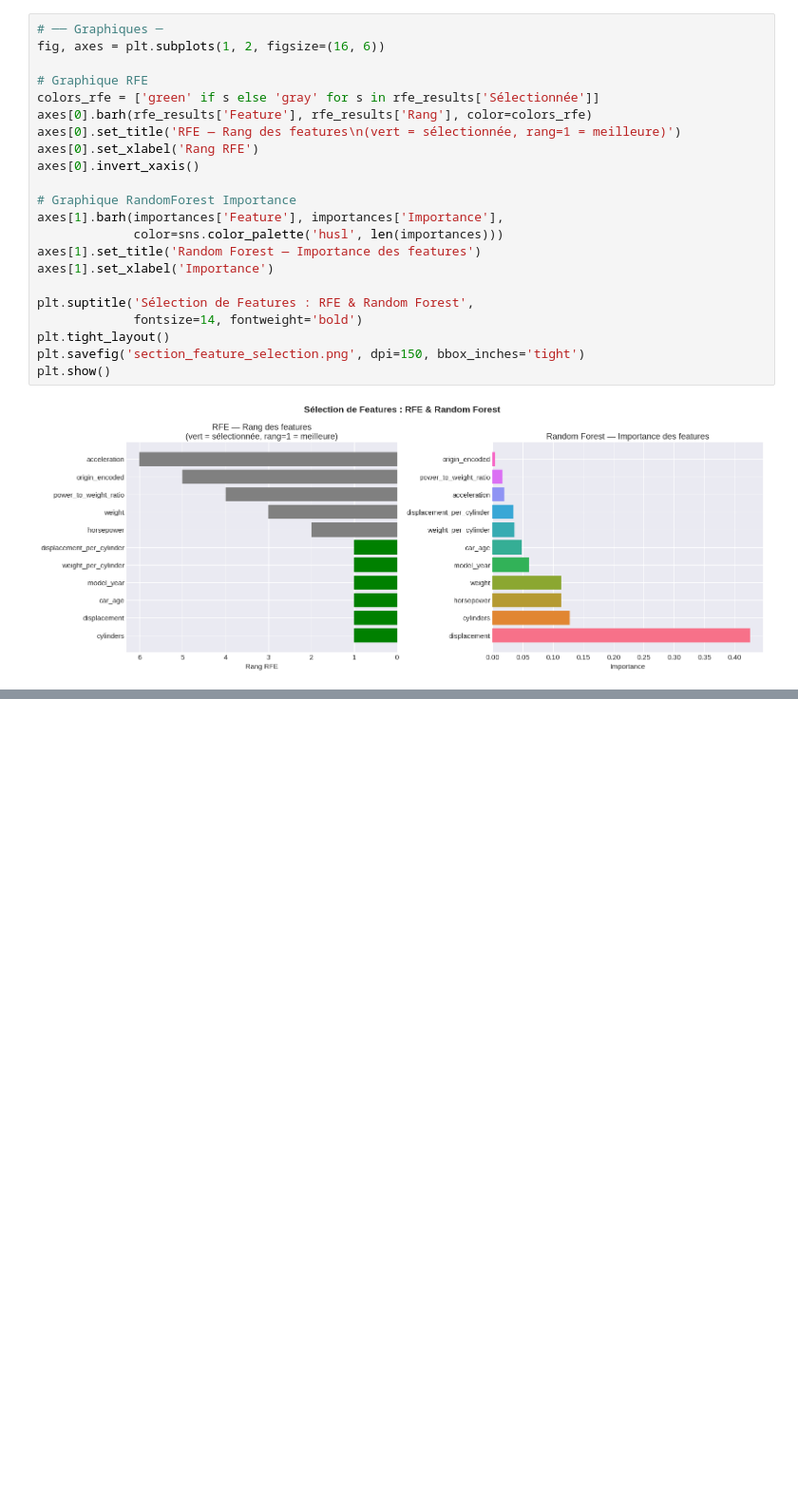
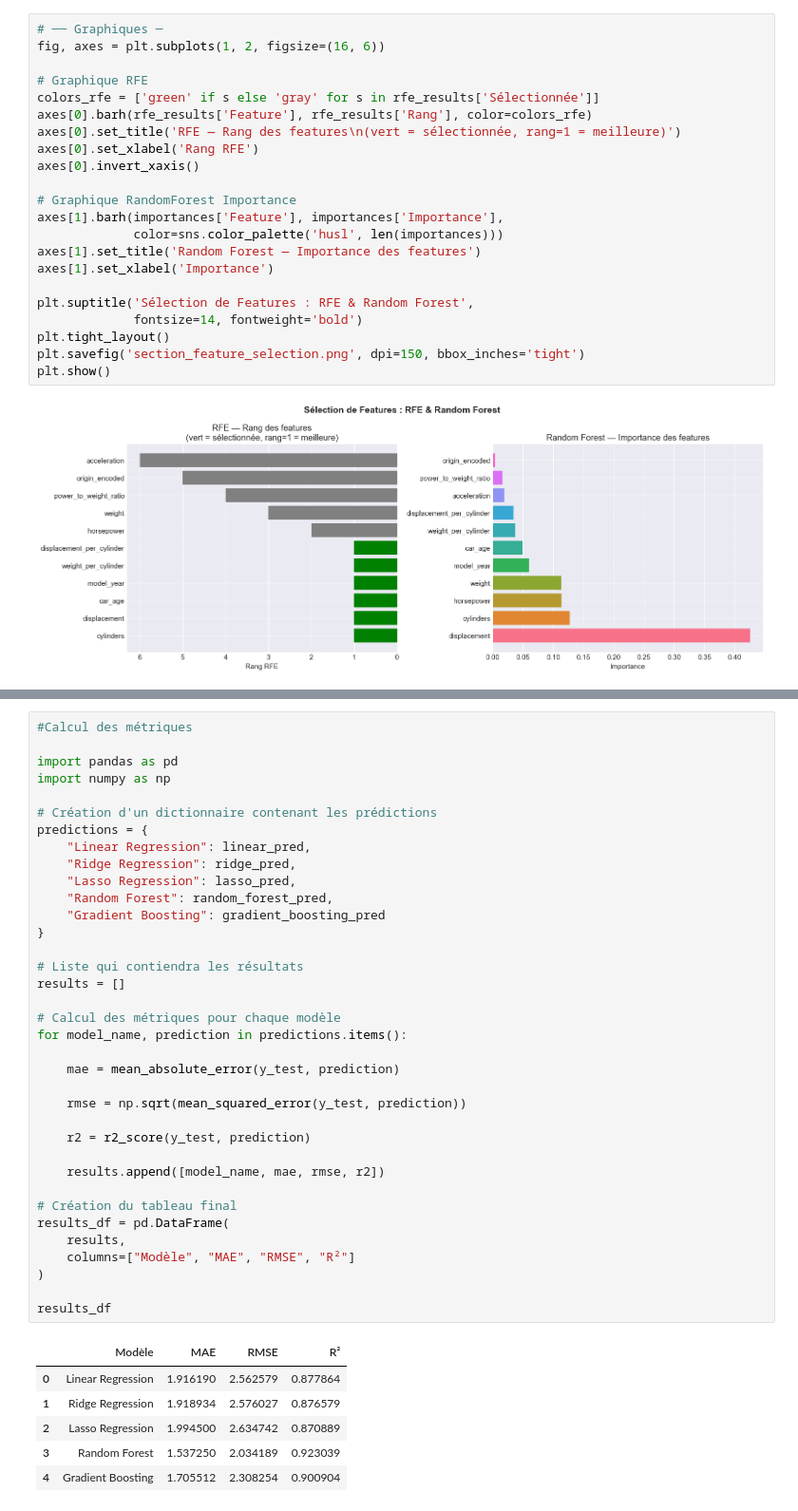
Before and after one commit to TAZIKenza/Auto_MPG_Analysis, a Jupyter notebook: Auto_MPG_Analysis.ipynb, the cells around one changed output, grey strips where cells are left out. Shown at 95% size. Saved outputs shown, nothing was run; the diff lists cells and outputs as text; blank space fills up the shorter version.

```diff
--- a/Auto_MPG_Analysis.ipynb
+++ b/Auto_MPG_Analysis.ipynb
@@ -1164,0 +1285,43 @@ print(f"   ✅ RFE + RandomForest — {len(final_features)} features finales")
+# %%
+#Calcul des métriques
+
+import pandas as pd
+import numpy as np
+
+# Création d'un dictionnaire contenant les prédictions
+predictions = {
+    "Linear Regression": linear_pred,
+    "Ridge Regression": ridge_pred,
+    "Lasso Regression": lasso_pred,
+    "Random Forest": random_forest_pred,
+    "Gradient Boosting": gradient_boosting_pred
+}
+
+# Liste qui contiendra les résultats
+results = []
+
+# Calcul des métriques pour chaque modèle
+for model_name, prediction in predictions.items():
+
+    mae = mean_absolute_error(y_test, prediction)
+
+    rmse = np.sqrt(mean_squared_error(y_test, prediction))
+
+    r2 = r2_score(y_test, prediction)
+
+    results.append([model_name, mae, rmse, r2])
+
+# Création du tableau final
+results_df = pd.DataFrame(
+    results,
+    columns=["Modèle", "MAE", "RMSE", "R²"]
+)
+
+results_df
+# %% [output]
+|  | Modèle | MAE | RMSE | R² |
+| 0 | Linear Regression | 1.916190 | 2.562579 | 0.877864 |
+| 1 | Ridge Regression | 1.918934 | 2.576027 | 0.876579 |
+| 2 | Lasso Regression | 1.994500 | 2.634742 | 0.870889 |
+| 3 | Random Forest | 1.537250 | 2.034189 | 0.923039 |
+| 4 | Gradient Boosting | 1.705512 | 2.308254 | 0.900904 |
```
Also changed, not shown: parts of 14 cells of this notebook, 5 other files.
